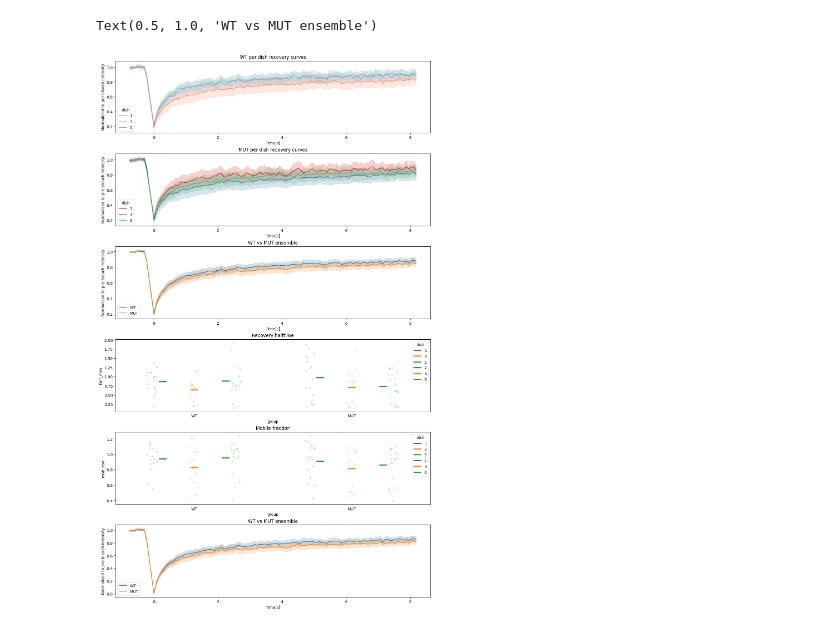
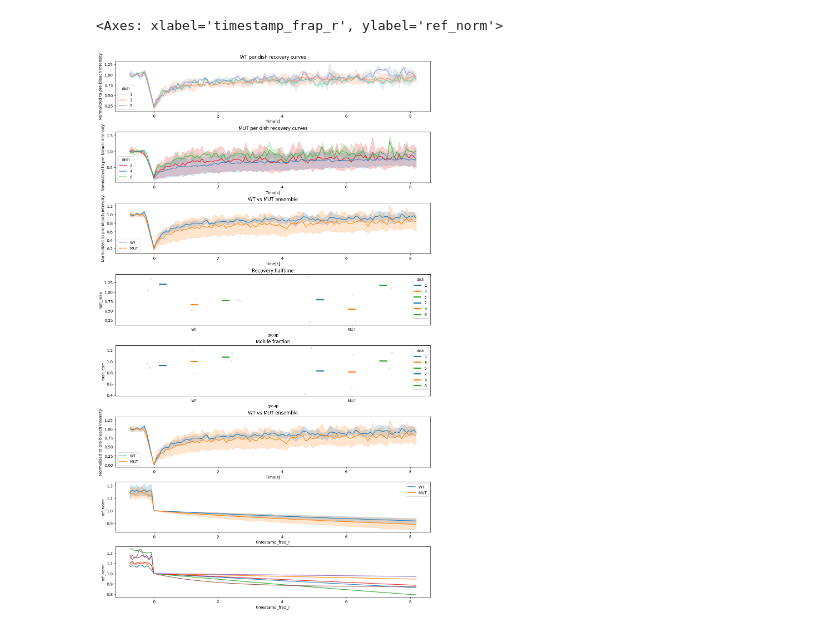
Before and after one commit to amarcosv/FRAP-analysis-younglab, a Jupyter notebook: src/load_plot_results.ipynb, the cells around one changed output. Drawn from its saved outputs; the diff is of its cells as text; code cells hidden in the pictures.

Commit message:
Fix reference normalization
reference normalized curves are set to 1 for the bleach timepoint

```diff
--- a/src/load_plot_results.ipynb
+++ b/src/load_plot_results.ipynb
@@ -4,7 +4,8 @@ import seaborn as sns
 import matplotlib.pyplot as plt
 import os
 
-path = "D:\\Projects\\Shannon\\FRAP analysis\\images\\20250115_MeCP2_FRAP_processed"
+path = "Z:\\Shannon\\20250226_MeCP2\\"
+path = "D:\\Projects\\Shannon\\FRAP analysis\\images\\batch_two_group_test"
 
 
 fileList = [f for f in os.listdir(os.path.join(path))  if f.endswith('.csv')]
@@ -26,7 +27,9 @@ mut_dataset_roiData = pd.read_csv(os.path.join(path, mut_dataset_roiData_file),
 wt_dataset_frap_experiment  = pd.read_csv(os.path.join(path, wt_dataset_frap_experiment_file), index_col=False)
 mut_dataset_frap_experiment = pd.read_csv(os.path.join(path, mut_dataset_frap_experiment_file), index_col=False)
 
-fig, axes = plt.subplots(6, figsize=(12, 20), constrained_layout=True)
+
+
+fig, axes = plt.subplots(8, figsize=(12, 20), constrained_layout=True)
 plt.subplots_adjust(hspace=0.4, bottom=0.2)
 sns.lineplot(ax = axes[0], data =wt_dataset_roiData, x= 'timestamp_frap_r', y = 'frap_norm_r', hue = 'dish', palette="Set2"  )
 axes[0].set_title('WT per dish recovery curves')
@@ -40,32 +43,36 @@ sns.lineplot(ax = axes[2], data =wt_dataset_roiData, x= 'timestamp_frap_r', y =
 sns.lineplot(ax = axes[2], data =mut_dataset_roiData, x= 'timestamp_frap_r', y = 'frap_norm_r', label = 'MUT' )
 axes[2].set_ylabel('Normalized to pre-bleach intensity')
 axes[2].set_xlabel('Time[s]')
 axes[2].set_title('WT vs MUT ensemble')
 #axes[2].legend(['WT','Mut'])
 sns.stripplot(ax = axes[3], data = wt_dataset_frap_experiment, x="group", y="half_max", hue = "dish",
     dodge=True, alpha=.2, legend=False, palette = sns.color_palette())
 sns.pointplot(ax = axes[3], data = wt_dataset_frap_experiment, x="group", y="half_max", hue = "dish",
 dodge=.4, linestyle="none", errorbar=None, marker="_", markersize=20, markeredgewidth=3, palette = sns.color_palette())
 sns.stripplot(ax = axes[3], data = mut_dataset_frap_experiment, x="group", y="half_max", hue = "dish",
     dodge=True, alpha=.2, legend=False, palette = sns.color_palette())
 sns.pointplot(ax = axes[3], data = mut_dataset_frap_experiment, x="group", y="half_max", hue = "dish",
 dodge=.4, linestyle="none", errorbar=None, marker="_", markersize=20, markeredgewidth=3, palette = sns.color_palette())
 axes[3].set_title('Recovery halftime')
 
 sns.stripplot(ax = axes[4], data = wt_dataset_frap_experiment, x="group", y="mob_corr", hue = "dish",
     dodge=True, alpha=.2, legend=False, palette = sns.color_palette())
 sns.pointplot(ax = axes[4], data = wt_dataset_frap_experiment, x="group", y="mob_corr", hue = "dish",
 dodge=.4, linestyle="none", errorbar=None, marker="_", markersize=20, markeredgewidth=3, palette = sns.color_palette())
 sns.stripplot(ax = axes[4], data = mut_dataset_frap_experiment, x="group", y="mob_corr", hue = "dish",
     dodge=True, alpha=.2, legend=False, palette = sns.color_palette())
 sns.pointplot(ax = axes[4], data = mut_dataset_frap_experiment, x="group", y="mob_corr", hue = "dish",
 dodge=.4, linestyle="none", errorbar=None, marker="_", markersize=20, markeredgewidth=3, palette = sns.color_palette())
 axes[4].set_title('Mobile fraction')
 sns.lineplot(ax = axes[5], data =wt_dataset_roiData, x= 'timestamp_frap_r', y = 'frap_fullscale_norm_r', label = 'WT')
 sns.lineplot(ax = axes[5], data =mut_dataset_roiData, x= 'timestamp_frap_r', y = 'frap_fullscale_norm_r', label = 'MUT' )
 axes[5].set_ylabel('Normalized to pre-bleach intensity')
 axes[5].set_xlabel('Time[s]')
 axes[5].set_title('WT vs MUT ensemble')
+
+sns.lineplot(ax = axes[6], data =wt_dataset_roiData, x= 'timestamp_frap_r', y = 'ref_norm',   label = 'WT')
+sns.lineplot(ax = axes[6], data =mut_dataset_roiData, x= 'timestamp_frap_r', y = 'ref_norm',   label = 'MUT')
+sns.lineplot(ax = axes[7], data =mut_dataset_roiData, x= 'timestamp_frap_r', y = 'ref_norm',   hue = 'file',legend=True)
 # %% [output]
-Text(0.5, 1.0, 'WT vs MUT ensemble')
+<Axes: xlabel='timestamp_frap_r', ylabel='ref_norm'>
-[figure, old version]
+[figure, new version]
```
Also changed, not shown: 4 other files.
